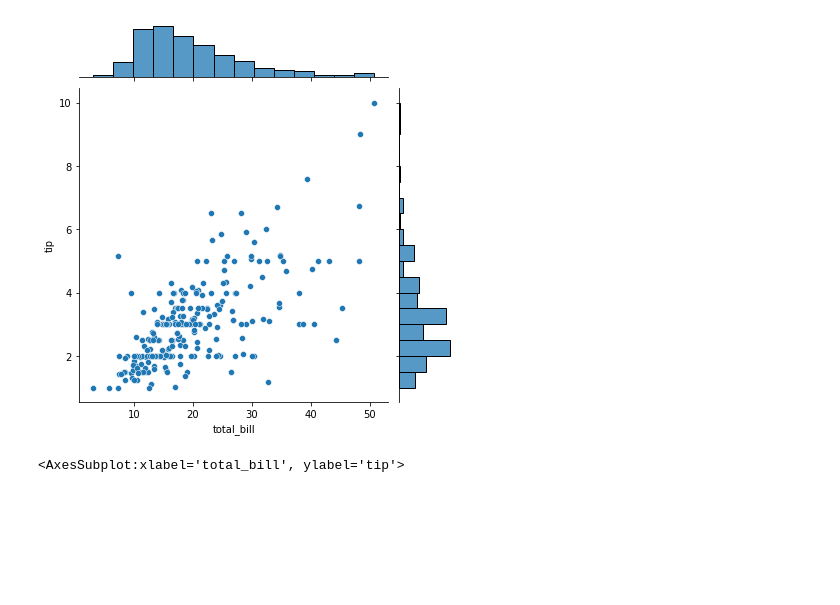
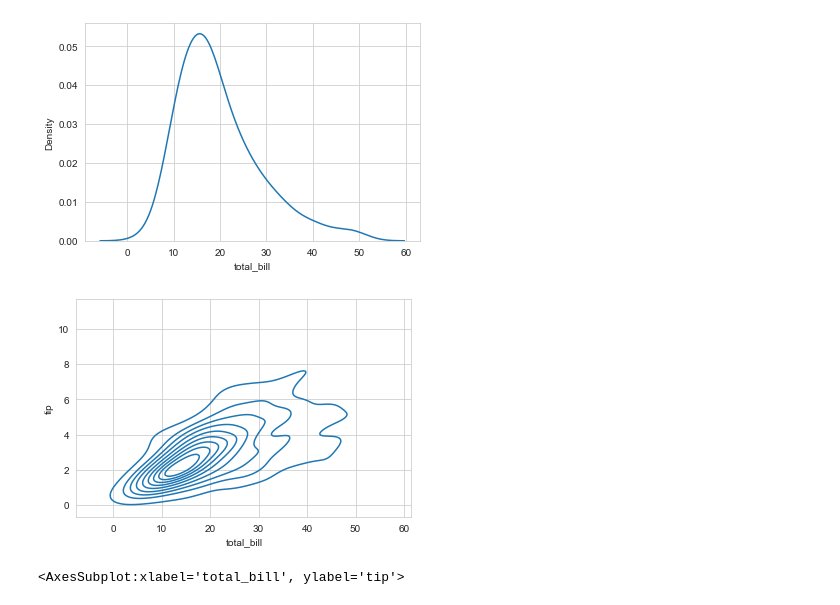
Before and after one commit to mahakgwalera/ML, a Jupyter notebook: day19_seaborn.ipynb, the cells around one changed output. Cells and saved outputs as stored; diff of their text form; code cells hidden in the pictures; blank space fills up the shorter version.

```diff
--- a/day19_seaborn.ipynb
+++ b/day19_seaborn.ipynb
@@ -5,3 +4,5 @@ import numpy as np
 import seaborn as sns
+# %%
+sns.set_style('whitegrid')
 # %%
 tips=sns.load_dataset('tips')
@@ -15,8 +40,11 @@ sns.distplot(tips['total_bill'])
 # %%
-sns.jointplot(data=tips, x='total_bill', y='tip')
+sns.kdeplot(data=tips, x='total_bill')
 plt.show()
+sns.kdeplot(data=tips, x='total_bill', y='tip')
+plt.show()
 # %% [output]
-[figure, old version]
+[figure, new version]
+[figure, added]
 # %%
 fig = plt.figure(figsize=(10,3))
 plt.subplot(1,2,1)
```
Also changed, not shown: parts of 7 cells of this notebook.
